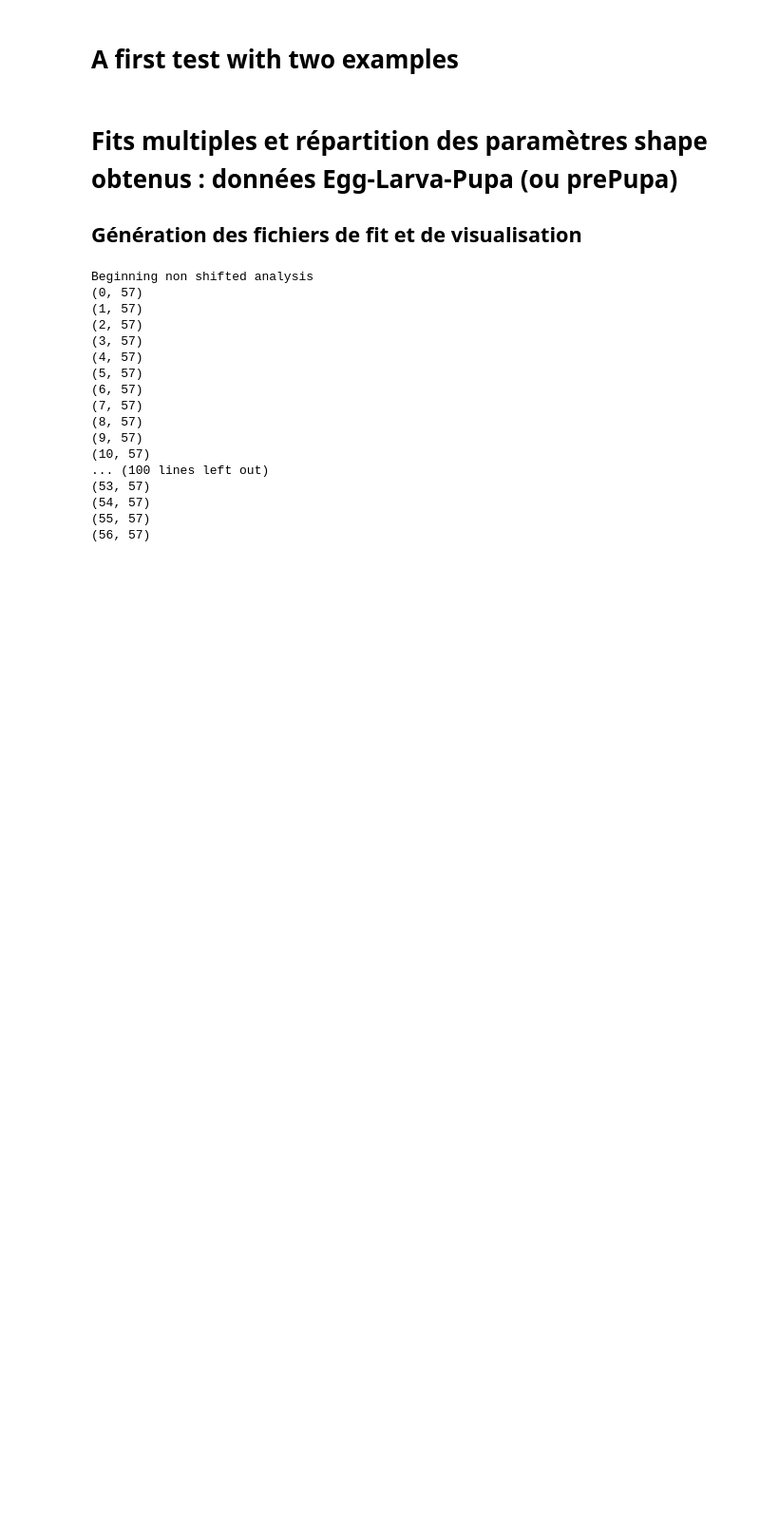
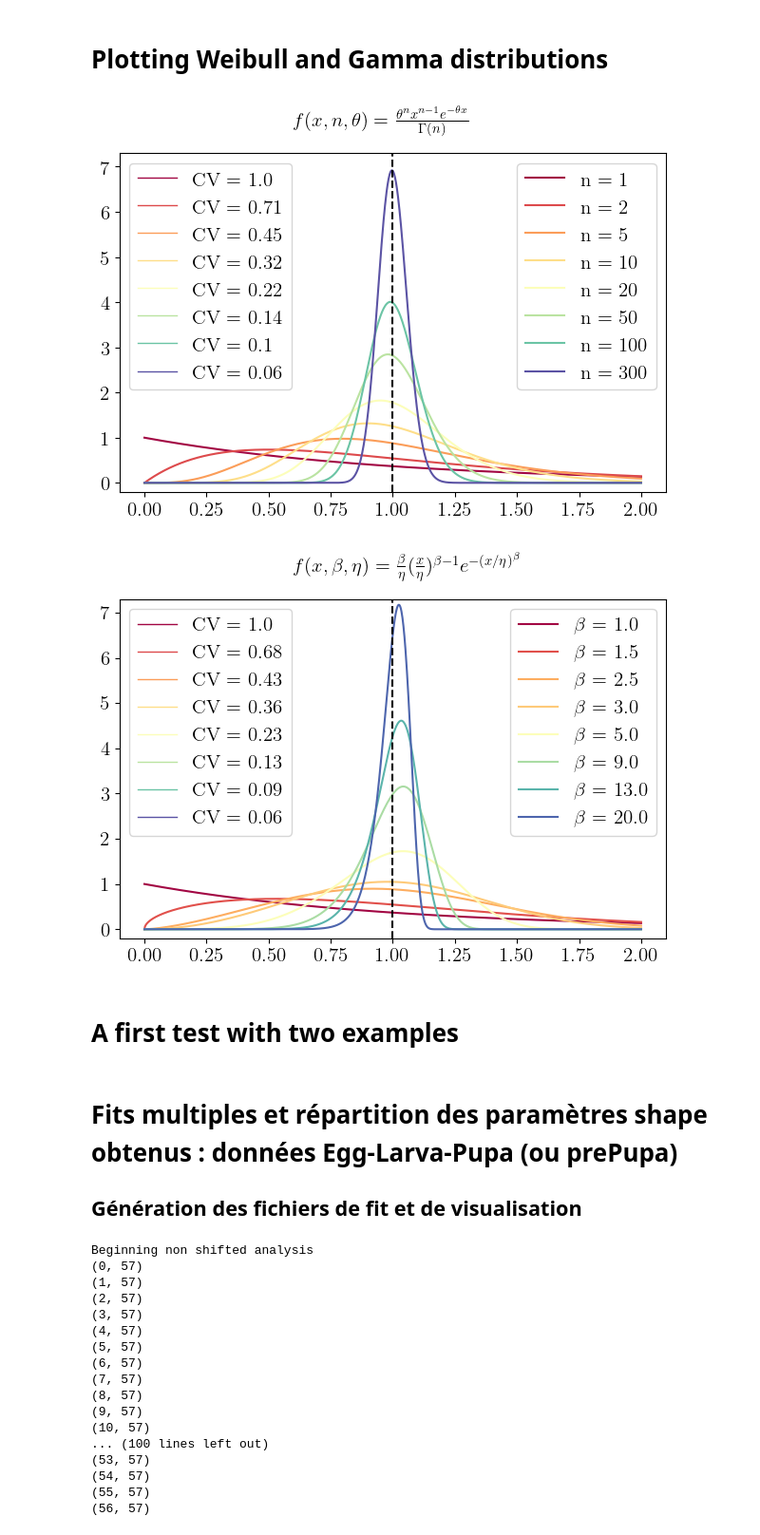
Before and after one commit to mdri00/Internship_2025_LCT, a Jupyter notebook: survey_gamma_shape/notebooks/survey_gamma.ipynb, the cells around one changed output. Shown: that part at 95% size. Saved outputs shown, nothing was run; the diff lists cells and outputs as text; code cells hidden in the pictures; blank space fills up the shorter version.

```diff
--- a/survey_gamma_shape/notebooks/survey_gamma.ipynb
+++ b/survey_gamma_shape/notebooks/survey_gamma.ipynb
@@ -38,6 +40,79 @@ matplotlib.rcParams.update({
 })
 
 # %matplotlib inline
+# %% [markdown]
+# Plotting Weibull and Gamma distributions
+# %%
+n_colors = 100
+colors = sns.color_palette("Spectral", n_colors)
+
+x = np.linspace(0,2,1000)
+
+log_cv_max = np.log(gamma.std(a = 300, scale = 1/300, loc = 0))
+
+fig = plt.figure()
+gamma_shapes = np.array([1,2,5,10,20,50,100,300])
+color_list = []
+cv_list = []
+for i,shape in enumerate(gamma_shapes):
+    y = gamma.pdf(x, a = shape, scale = 1/shape, loc = 0)
+
+    cv = gamma.std(a = shape, scale = 1/shape, loc = 0) # Note how scale is set so that mean is 1
+    log_cv = np.log(cv)
+    norm_cv = log_cv / log_cv_max  # Normalized to [0;1]
+    color_idx = int(norm_cv * (n_colors - 1))
+    cv_list.append(cv)
+    line_color = colors[color_idx]
+    color_list.append(line_color)
+
+
+    plt.plot(x,y, color = line_color,  label = "n = " + str(gamma_shapes[i]))
+plt.vlines(1, ymin = -0.2, ymax = 7.3, linestyle = "dashed", color = "black")
+plt.ylim(-0.2,7.3)
+first_legend = plt.legend()
+
+fig.add_artist(first_legend)
+legend_elements = [matplotlib.lines.Line2D([0], [0], color=color_list[i], lw=1, label="CV = "+ str(np.round(cv_list[i],2))) for i in range(gamma_shapes.shape[0])]
+plt.legend(handles=legend_elements, loc='upper left')
+
+plt.text(0.6, 7.9, r"$f(x, n, \theta) = \frac{\theta^{n} x^{n -1} e^{-\theta x}}{\Gamma(n)}$")
+
+plt.tight_layout()
+plt.savefig(FIG_DIR / "gamma_distribution.pdf")
+plt.show()
+plt.close()
+
+
+fig = plt.figure()
+weibull_shapes = np.array([1,1.5,2.5,3,5,9,13,20])
+cv_list = []
+for i,shape in enumerate(weibull_shapes):
+    y = weibull_min.pdf(x, c = shape, scale = 1/scipy.special.gamma(1+1/shape), loc = 0) # Note how scale is set so that mean is 1
+
+    cv = weibull_min.std(c = shape, scale = 1/scipy.special.gamma(1+1/shape), loc = 0)
+    cv_list.append(cv)
+    log_cv = np.log(cv)
+    norm_cv = log_cv / log_cv_max  # Normalized to [0;1]
+    color_idx = int(norm_cv * (n_colors - 1))
+    line_color = colors[color_idx]
+
+    plt.plot(x,y, color = line_color, label = r"$\beta$" + " = " + str(np.round(weibull_shapes[i],2)))
+plt.vlines(1, ymin = -0.2, ymax = 7.3, linestyle = "dashed", color = "black")
+plt.ylim(-0.2,7.3)
+first_legend = plt.legend()
+
+fig.add_artist(first_legend)
+legend_elements = [matplotlib.lines.Line2D([0], [0], color=color_list[i], lw=1, label="CV = "+ str(np.round(cv_list[i],2))) for i in range(weibull_shapes.shape[0])]
+plt.legend(handles=legend_elements, loc='upper left')
+
+plt.text(0.6, 7.9, r"$f(x, \beta, \eta) = \frac{\beta}{\eta} (\frac{x}{\eta})^{\beta - 1} e^{-(x/\eta)^{\beta}}$")
+plt.tight_layout()
+plt.savefig(FIG_DIR / "weibull_distribution.pdf")
+plt.show()
+plt.close()
+# %% [output]
+[figure, added]
+[figure, added]
 # %% [markdown]
 # A first test with two examples
 # %%
```
Also changed, not shown: parts of 1 cell of this notebook, 7 other files.
